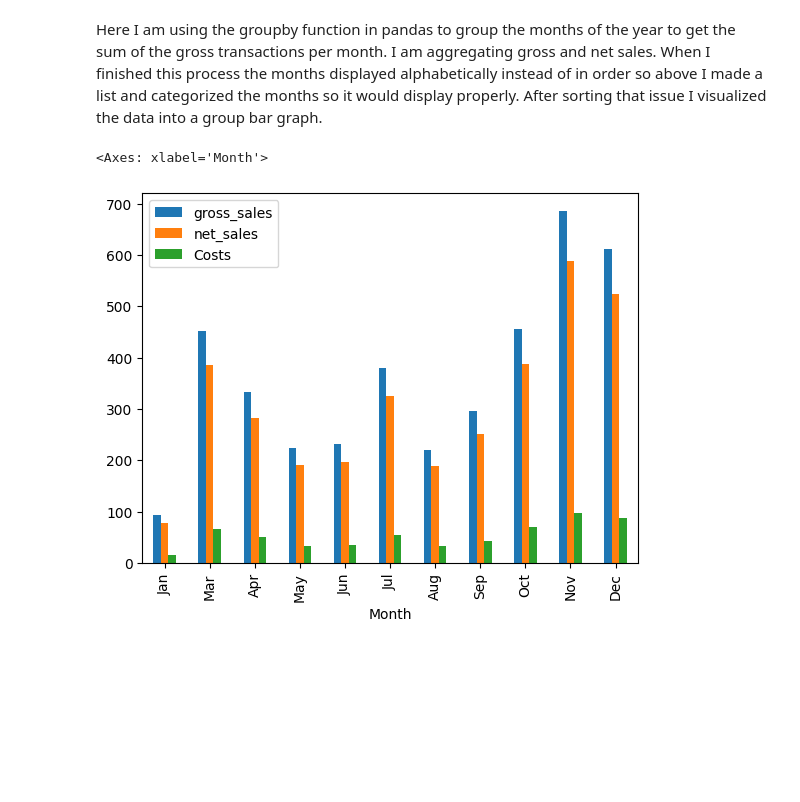
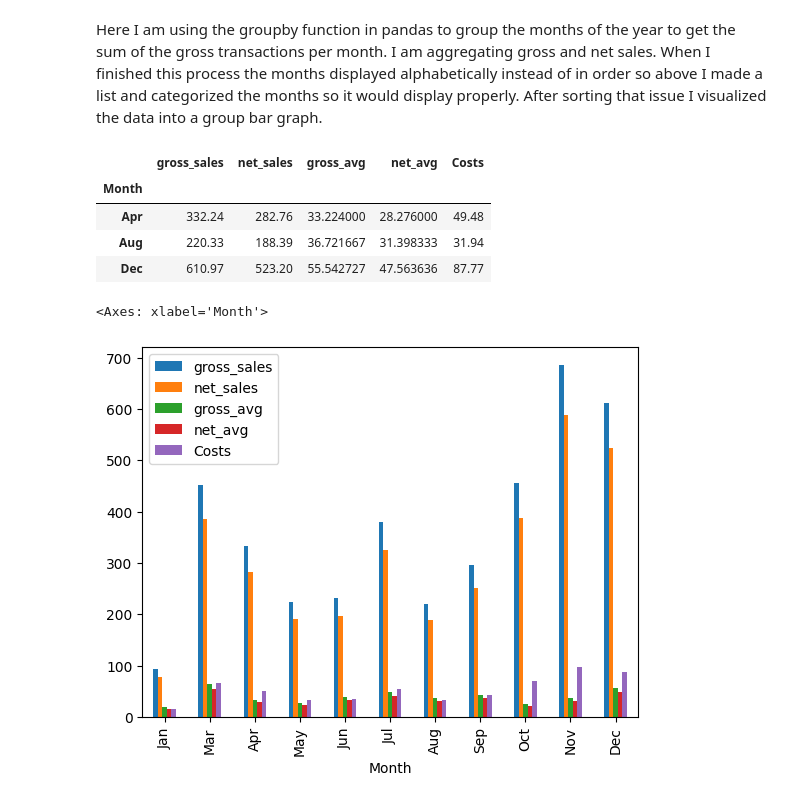
Before and after one commit to NMason1990/My-Ebay-Sales-Data-Analysis---2022, a Jupyter notebook: Ebay_Sales_Data2.ipynb, the cells around one changed output. Drawn from its saved outputs; the diff is of its cells as text; code cells hidden in the pictures; blank space fills up the shorter version.

Commit message:
Add files via upload
Added more stats to bar graph showing mean or avg price of items per month

```diff
--- a/Ebay_Sales_Data2.ipynb
+++ b/Ebay_Sales_Data2.ipynb
@@ -95,15 +95,20 @@ Here I am using the groupby function in pandas to group the months of the year t
 I am aggregating gross and net sales. When I finished this process the months displayed alphabetically instead of in order so above I made a list and categorized the months so it would display properly. After sorting that issue I visualized the data into a group bar graph.
 # %%
 sales_by_month = cols_by_date.groupby("Month").agg(
-  gross_sales=('Gross transaction amount', np.sum),
-    net_sales=('Net amount', np.sum))
+  gross_sales=('Gross transaction amount', np.sum,),
+    net_sales=('Net amount', np.sum,), gross_avg=('Gross transaction amount', np.mean), net_avg=('Net amount', np.mean))
 
 sales_by_month['Costs'] = sales_by_month.apply(lambda row: row.gross_sales - row.net_sales, axis = 1)
 sales_by_month.head(3)
-
-
-sales_by_month_order = sales_by_month.sort_values('Month', key = lambda x : pd.Categorical(x, categories=months, ordered=True))
-sales_by_month_order.plot.bar(stacked=False)
 # %% [output]
-<Axes: xlabel='Month'>
-[figure, removed]
+|  | gross_sales | net_sales | gross_avg | net_avg | Costs |
+| Month |  |  |  |  |  |
+| Apr | 332.24 | 282.76 | 33.224000 | 28.276000 | 49.48 |
+| Aug | 220.33 | 188.39 | 36.721667 | 31.398333 | 31.94 |
+| Dec | 610.97 | 523.20 | 55.542727 | 47.563636 | 87.77 |
+# %%
+sales_by_month_order = sales_by_month.sort_values('Month', key = lambda x : pd.Categorical(x, categories=months, ordered=True))
+sales_by_month_order.plot.bar(stacked=False)
+# %% [output]
+<Axes: xlabel='Month'>
+[figure, added]
```
